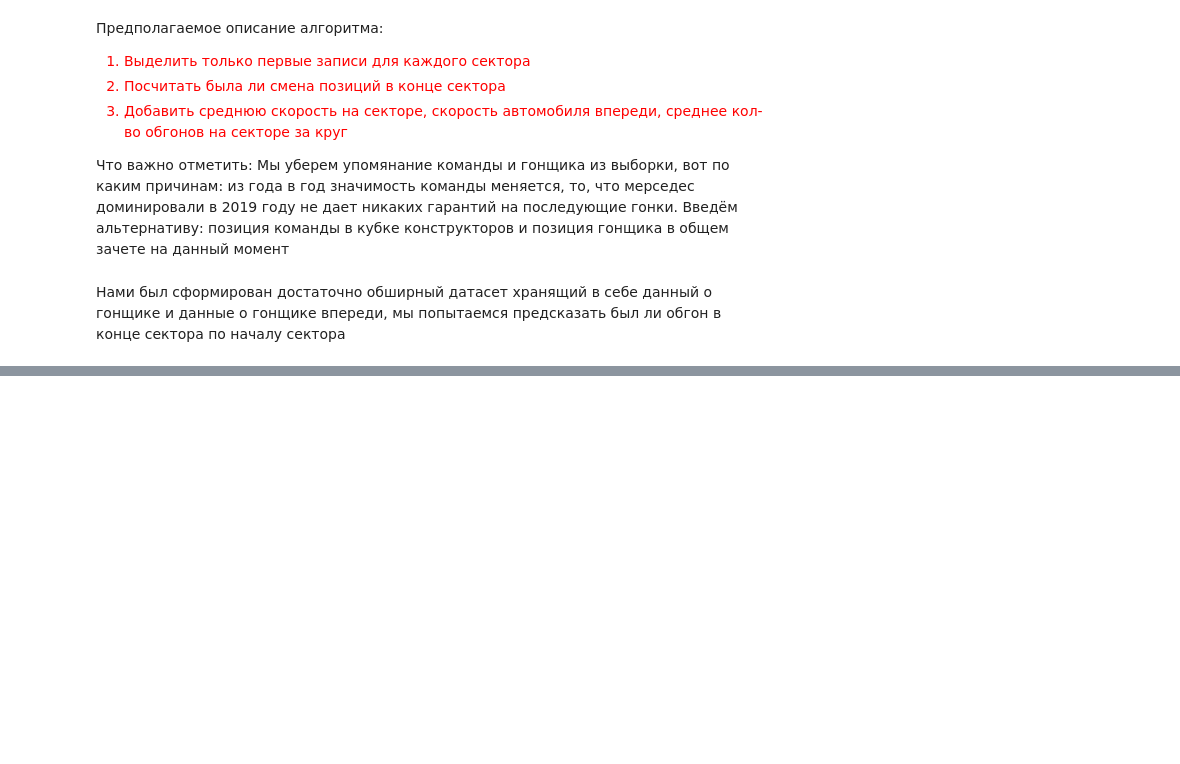
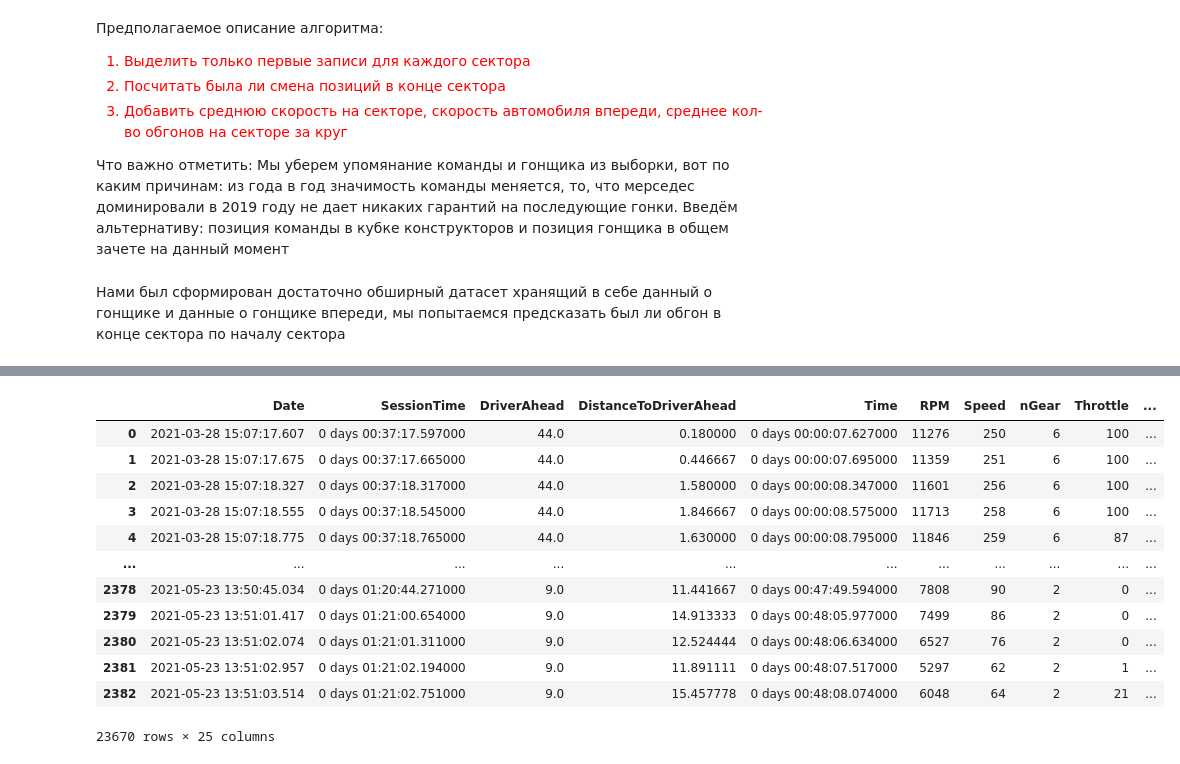
Before and after one commit to BuzzErR/f1analysis, a Jupyter notebook: Formula/main.ipynb, the cells around one changed output, grey strips where cells are left out. Cells and saved outputs as stored; diff of their text form; code cells hidden in the pictures; blank space fills up the shorter version.

```diff
--- a/Formula/main.ipynb
+++ b/Formula/main.ipynb
@@ -290,7 +290,8 @@ data = data.append(pd.read_csv("complete_df_2021_2.csv"))
 data = data.append(pd.read_csv("complete_df_2021_3.csv"))
 data = data.append(pd.read_csv("complete_df_2021_4.csv"))
 data = data.append(pd.read_csv("complete_df_2021_5.csv"))
-X = data.drop(columns=['Overtake', 'Status', 'SessionTime', 'Date', 'Unnamed: 0', 'Source', 'Time'])
+data.drop(columns=['Unnamed: 0', 'Unnamed: 0.1'], inplace=True)
+X = data.drop(columns=['Overtake', 'Status', 'SessionTime', 'Date', 'Source', 'Time'])
 y = data['Overtake']
 
 X_train, X_test, y_train, y_test = train_test_split(X, y, test_size=0.3)
@@ -376,0 +334,16 @@ second_df.columns, second_df_var2.drop_duplicates().columns
+# %%
+data_for_processing = data.drop(columns=['Status', 'SessionTime', 'Date', 'Source', 'Time'])
+# %% [output]
+|  | Date | SessionTime | DriverAhead | DistanceToDriverAhead | Time | RPM | Speed | nGear | Throttle | ... |
+| 0 | 2021-03-28 15:07:17.607 | 0 days 00:37:17.597000 | 44.0 | 0.180000 | 0 days 00:00:07.627000 | 11276 | 250 | 6 | 100 | ... |
+| 1 | 2021-03-28 15:07:17.675 | 0 days 00:37:17.665000 | 44.0 | 0.446667 | 0 days 00:00:07.695000 | 11359 | 251 | 6 | 100 | ... |
+| 2 | 2021-03-28 15:07:18.327 | 0 days 00:37:18.317000 | 44.0 | 1.580000 | 0 days 00:00:08.347000 | 11601 | 256 | 6 | 100 | ... |
+| 3 | 2021-03-28 15:07:18.555 | 0 days 00:37:18.545000 | 44.0 | 1.846667 | 0 days 00:00:08.575000 | 11713 | 258 | 6 | 100 | ... |
+| 4 | 2021-03-28 15:07:18.775 | 0 days 00:37:18.765000 | 44.0 | 1.630000 | 0 days 00:00:08.795000 | 11846 | 259 | 6 | 87 | ... |
+| ... | ... | ... | ... | ... | ... | ... | ... | ... | ... | ... |
+| 2378 | 2021-05-23 13:50:45.034 | 0 days 01:20:44.271000 | 9.0 | 11.441667 | 0 days 00:47:49.594000 | 7808 | 90 | 2 | 0 | ... |
+| 2379 | 2021-05-23 13:51:01.417 | 0 days 01:21:00.654000 | 9.0 | 14.913333 | 0 days 00:48:05.977000 | 7499 | 86 | 2 | 0 | ... |
+| 2380 | 2021-05-23 13:51:02.074 | 0 days 01:21:01.311000 | 9.0 | 12.524444 | 0 days 00:48:06.634000 | 6527 | 76 | 2 | 0 | ... |
+| 2381 | 2021-05-23 13:51:02.957 | 0 days 01:21:02.194000 | 9.0 | 11.891111 | 0 days 00:48:07.517000 | 5297 | 62 | 2 | 1 | ... |
+| 2382 | 2021-05-23 13:51:03.514 | 0 days 01:21:02.751000 | 9.0 | 15.457778 | 0 days 00:48:08.074000 | 6048 | 64 | 2 | 21 | ... |
+23670 rows × 25 columns
```
Also changed, not shown: parts of 15 cells of this notebook, 1 other file.
